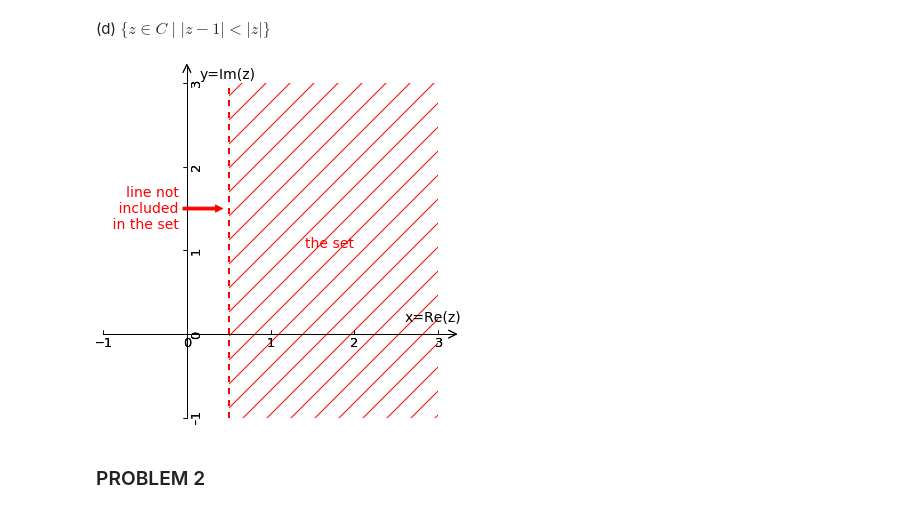
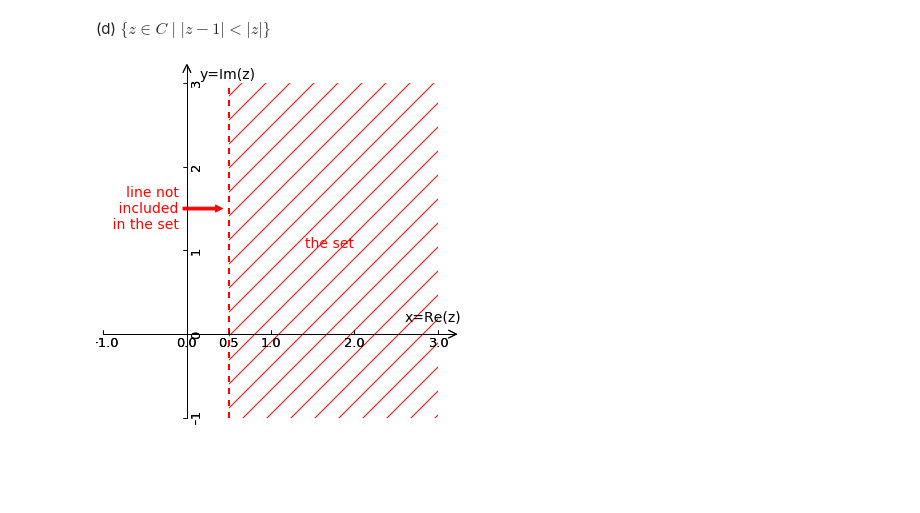
Before and after one commit to ZuchaoWang/coursera-complex-analysis, a Jupyter notebook: assignment1-problem1.ipynb, the cells around one changed output. Drawn from its saved outputs; the diff is of its cells as text; code cells hidden in the pictures; blank space fills up the shorter version.

Commit message:
split to 2 problems

```diff
--- a/Assignment1.ipynb
+++ b/assignment1-problem1.ipynb
@@ -144,34 +144,32 @@ plt.show()
 # %%
 fig = plt.figure(1, figsize=[6,6])
 ax = SubplotZero(fig, 111)
 fig.add_subplot(ax, aspect='equal')
 
 for direction in ["xzero", "yzero"]:
     ax.axis[direction].set_axisline_style("->", size=1.5)
     ax.axis[direction].set_visible(True)
     ax.axis[direction].major_ticklabels.set_fontsize(13)
 
 for direction in ["left", "right", "bottom", "top"]:
     ax.axis[direction].set_visible(False)
 
 ax.set_xlim(-1,3)
 ax.set_ylim(-1,3)
-ax.set_xticks([-1,0,1,2,3])
+ax.set_xticks([-1,0,0.5,1,2,3])
 ax.set_yticks([-1,0,1,2,3])
 
 ax.plot([0.5,0.5], [-1,3], color='r', ls='--', lw=2)
 ax.annotate('line not\n included\n in the set', xy=(0.45, 1.5), xytext=(-0.1, 1.5), ha='right', va='center', fontsize=14, color='r',
             arrowprops=dict(facecolor='r', edgecolor='r', arrowstyle='simple'))
 
 ax.text(2.6, 0.15, 'x=Re(z)', fontsize=14)
 ax.text(0.15, 3.05, 'y=Im(z)', fontsize=14)
 
 rect = mpl.patches.Rectangle([0.5,-1], 2.5, 4, facecolor='none', edgecolor='r', hatch='/', lw=0)
 ax.add_artist(rect)
 ax.text(1.7, 1, 'the set', ha='center', va='bottom', fontsize=14, color='r')
 
 plt.show()
 # %% [output]
-[figure, old version]
+[figure, new version]
-# %% [markdown]
-### PROBLEM 2
```
Also changed, not shown: parts of 3 cells of this notebook, 1 other file.
